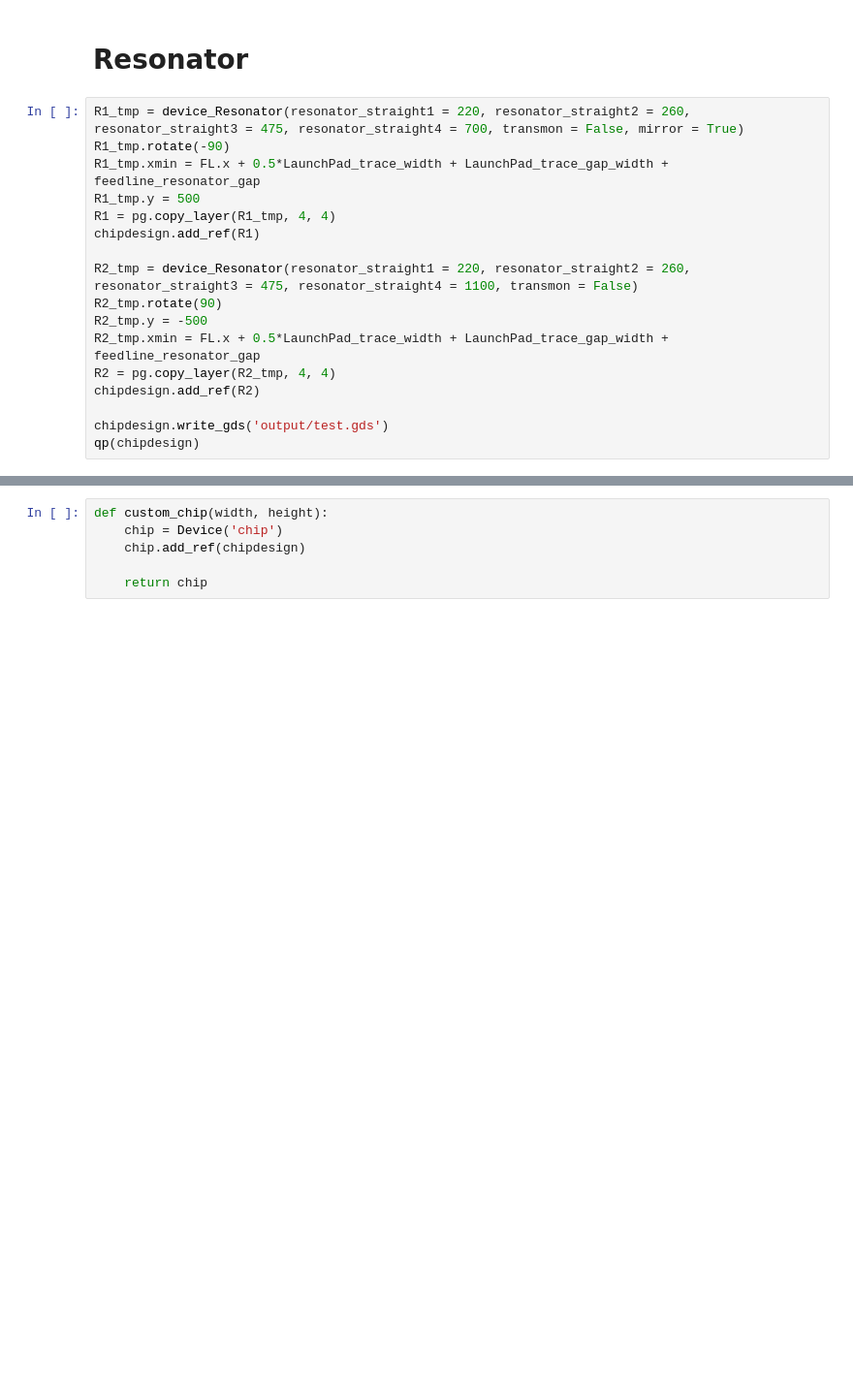
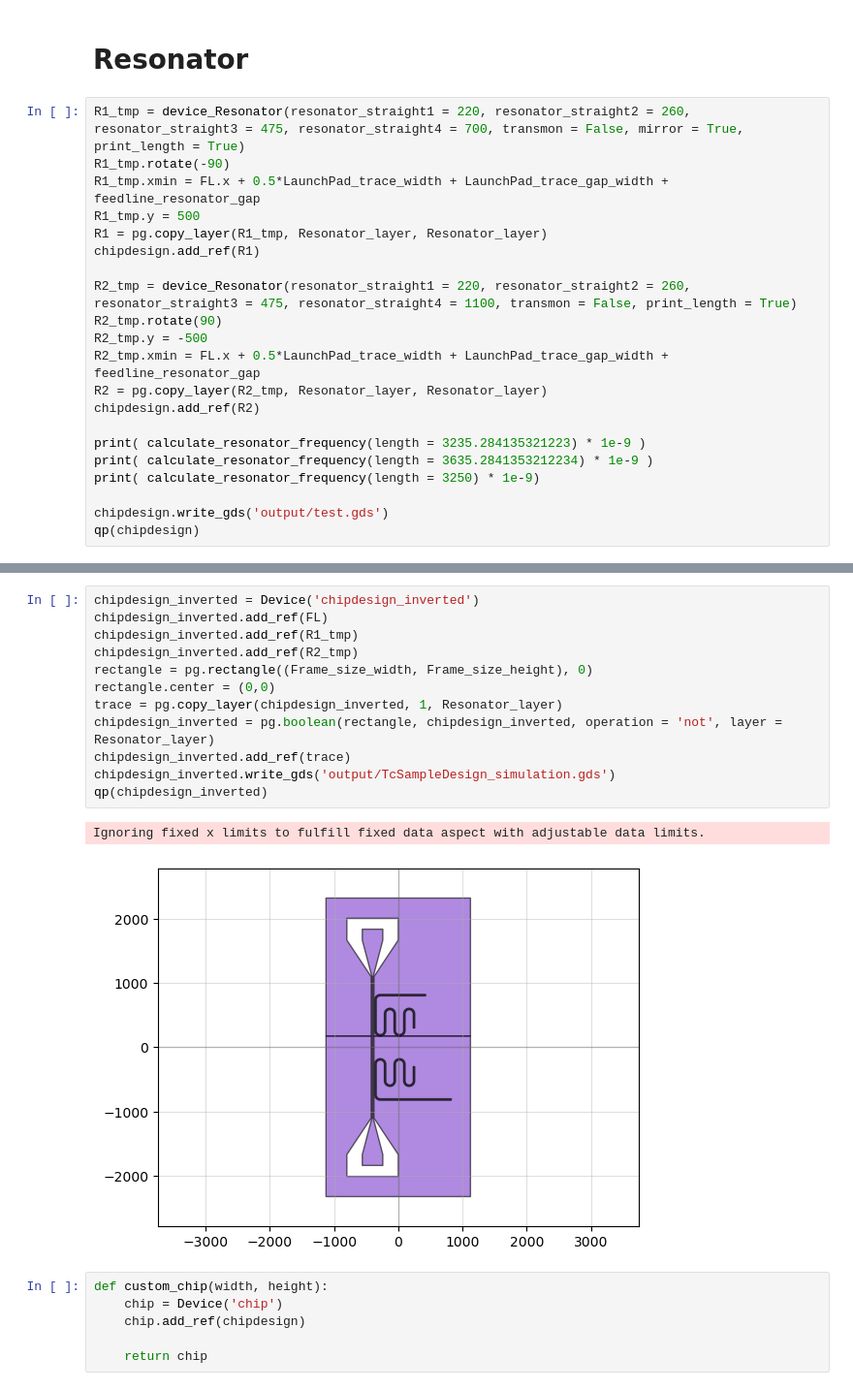
Before and after one commit to yminononono/Quantum-GDSDesign, a Jupyter notebook: Tc_sample.ipynb, the cells around one changed output, grey strips where cells are left out. Shown at 97% size. Cells and saved outputs as stored; diff of their text form; blank space fills up the shorter version.

Commit message:
Fixed resonator for Tc samples

```diff
--- a/Tc_sample.ipynb
+++ b/Tc_sample.ipynb
@@ -77,19 +77,23 @@ Ignoring fixed x limits to fulfill fixed data aspect with adjustable data limits
 # %% [markdown]
 # Resonator
 # %%
-R1_tmp = device_Resonator(resonator_straight1 = 220, resonator_straight2 = 260, resonator_straight3 = 475, resonator_straight4 = 700, transmon = False, mirror = True)
+R1_tmp = device_Resonator(resonator_straight1 = 220, resonator_straight2 = 260, resonator_straight3 = 475, resonator_straight4 = 700, transmon = False, mirror = True, print_length = True)
 R1_tmp.rotate(-90)
 R1_tmp.xmin = FL.x + 0.5*LaunchPad_trace_width + LaunchPad_trace_gap_width + feedline_resonator_gap
 R1_tmp.y = 500
-R1 = pg.copy_layer(R1_tmp, 4, 4)
+R1 = pg.copy_layer(R1_tmp, Resonator_layer, Resonator_layer)
 chipdesign.add_ref(R1)
 
-R2_tmp = device_Resonator(resonator_straight1 = 220, resonator_straight2 = 260, resonator_straight3 = 475, resonator_straight4 = 1100, transmon = False)
+R2_tmp = device_Resonator(resonator_straight1 = 220, resonator_straight2 = 260, resonator_straight3 = 475, resonator_straight4 = 1100, transmon = False, print_length = True)
 R2_tmp.rotate(90)
 R2_tmp.y = -500
 R2_tmp.xmin = FL.x + 0.5*LaunchPad_trace_width + LaunchPad_trace_gap_width + feedline_resonator_gap
-R2 = pg.copy_layer(R2_tmp, 4, 4)
+R2 = pg.copy_layer(R2_tmp, Resonator_layer, Resonator_layer)
 chipdesign.add_ref(R2)
+
+print( calculate_resonator_frequency(length = 3235.284135321223) * 1e-9 )
+print( calculate_resonator_frequency(length = 3635.2841353212234) * 1e-9 )
+print( calculate_resonator_frequency(length = 3250) * 1e-9)
 
 chipdesign.write_gds('output/test.gds')
 qp(chipdesign)
@@ -99,3 +111,18 @@ Ignoring fixed x limits to fulfill fixed data aspect with adjustable data limits
+# %%
+chipdesign_inverted = Device('chipdesign_inverted')
+chipdesign_inverted.add_ref(FL)
+chipdesign_inverted.add_ref(R1_tmp)
+chipdesign_inverted.add_ref(R2_tmp)
+rectangle = pg.rectangle((Frame_size_width, Frame_size_height), 0)
+rectangle.center = (0,0)
+trace = pg.copy_layer(chipdesign_inverted, 1, Resonator_layer)
+chipdesign_inverted = pg.boolean(rectangle, chipdesign_inverted, operation = 'not', layer = Resonator_layer)
+chipdesign_inverted.add_ref(trace)
+chipdesign_inverted.write_gds('output/TcSampleDesign_simulation.gds')
+qp(chipdesign_inverted)
+# %% [output]
+Ignoring fixed x limits to fulfill fixed data aspect with adjustable data limits.
+[figure, added]
 # %%
 def custom_chip(width, height):
     chip = Device('chip')
```
Also changed, not shown: parts of 2 cells of this notebook, 2 other files.
